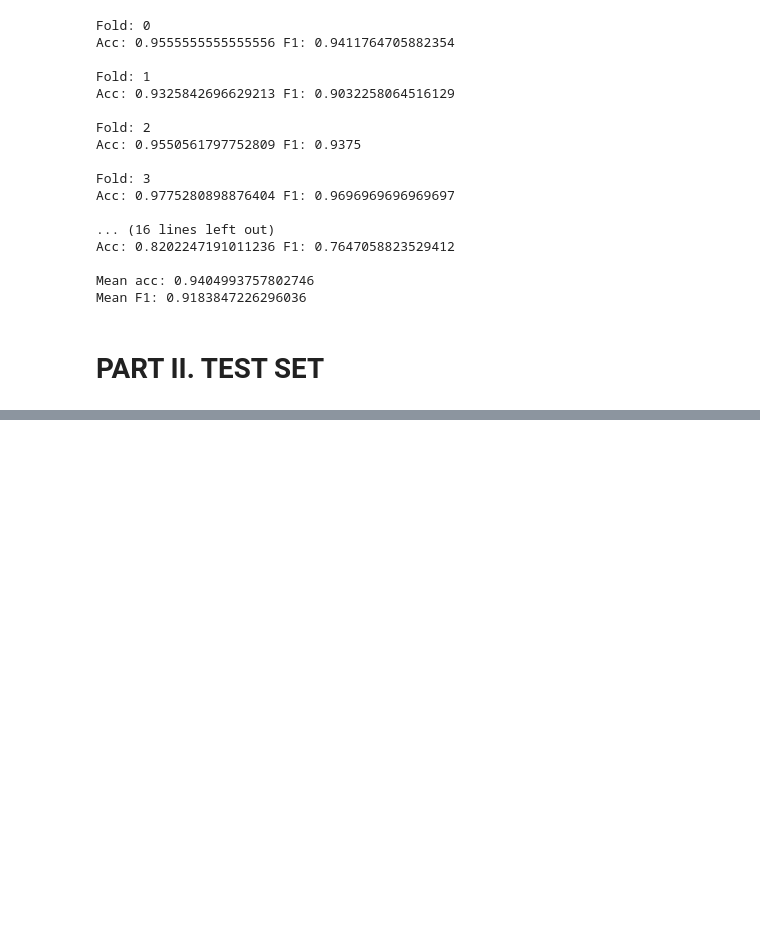
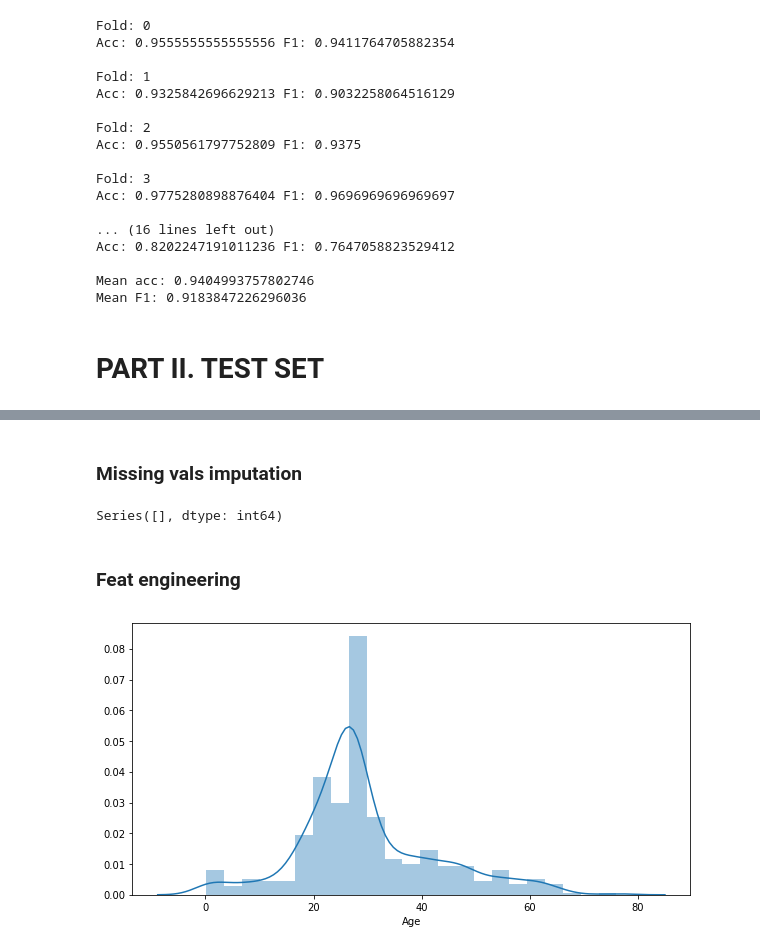
Before and after one commit to hernandezurbina/KaggleAdventures, a Jupyter notebook: TitanicAndStacking_Revisited.ipynb, the cells around one changed output, grey strips where cells are left out. Drawn from its saved outputs; the diff is of its cells as text; code cells hidden in the pictures; blank space fills up the shorter version.

```diff
--- a/TitanicAndStacking_Revisited.ipynb
+++ b/TitanicAndStacking_Revisited.ipynb
@@ -812,0 +832,24 @@ print(mv_cols)
+# %% [markdown]
+### Missing vals imputation
+# %%
+titanic_test['Fare'] = titanic_test['Fare'].fillna(titanic_test['Fare'].median())
+# %%
+titanic_test['Age'] = titanic_test['Age'].fillna(titanic_test['Age'].median())
+titanic_test['Cabin'] = titanic_test['Cabin'].fillna('NA')
+# %%
+mv_cols = (titanic_test.isnull().sum())
+print(mv_cols[mv_cols > 0])
+# %% [output]
+Series([], dtype: int64)
+# %% [markdown]
+### Feat engineering
+# %%
+titanic_test['Has_cabin'] = titanic_test['Cabin'].apply(lambda x: 0 if x == 'NA' else 1)
+titanic_test['FamilySize'] = titanic_test['SibSp'] + titanic_test['Parch'] + 1
+titanic_test['Is_alone'] = titanic_test['FamilySize'].apply(lambda x: 1 if x == 1 else 0)
+# %%
+plt.figure(figsize=figsize)
+sns.distplot(titanic_test['Age'])
+plt.show()
+# %% [output]
+[figure, added]
```
Also changed, not shown: parts of 23 cells of this notebook, 1 other file.
